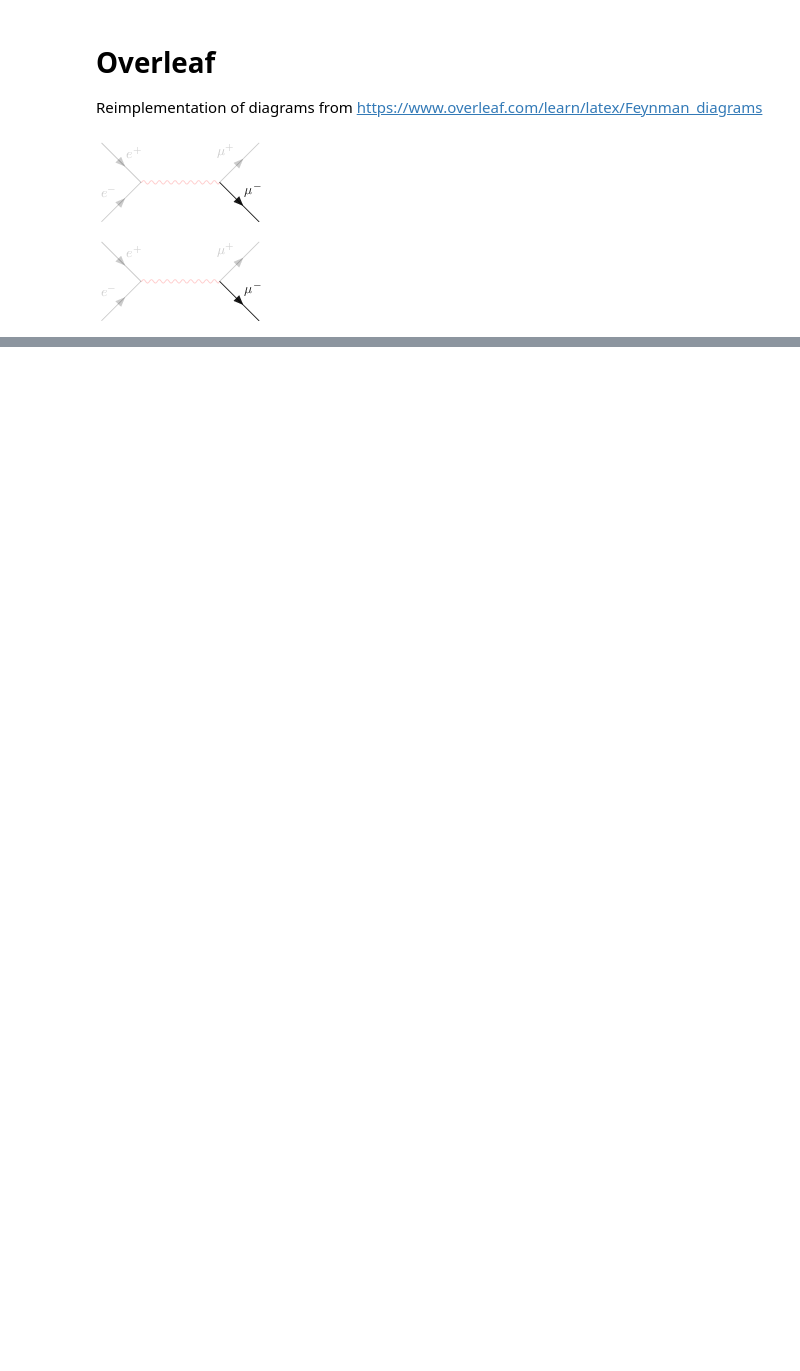
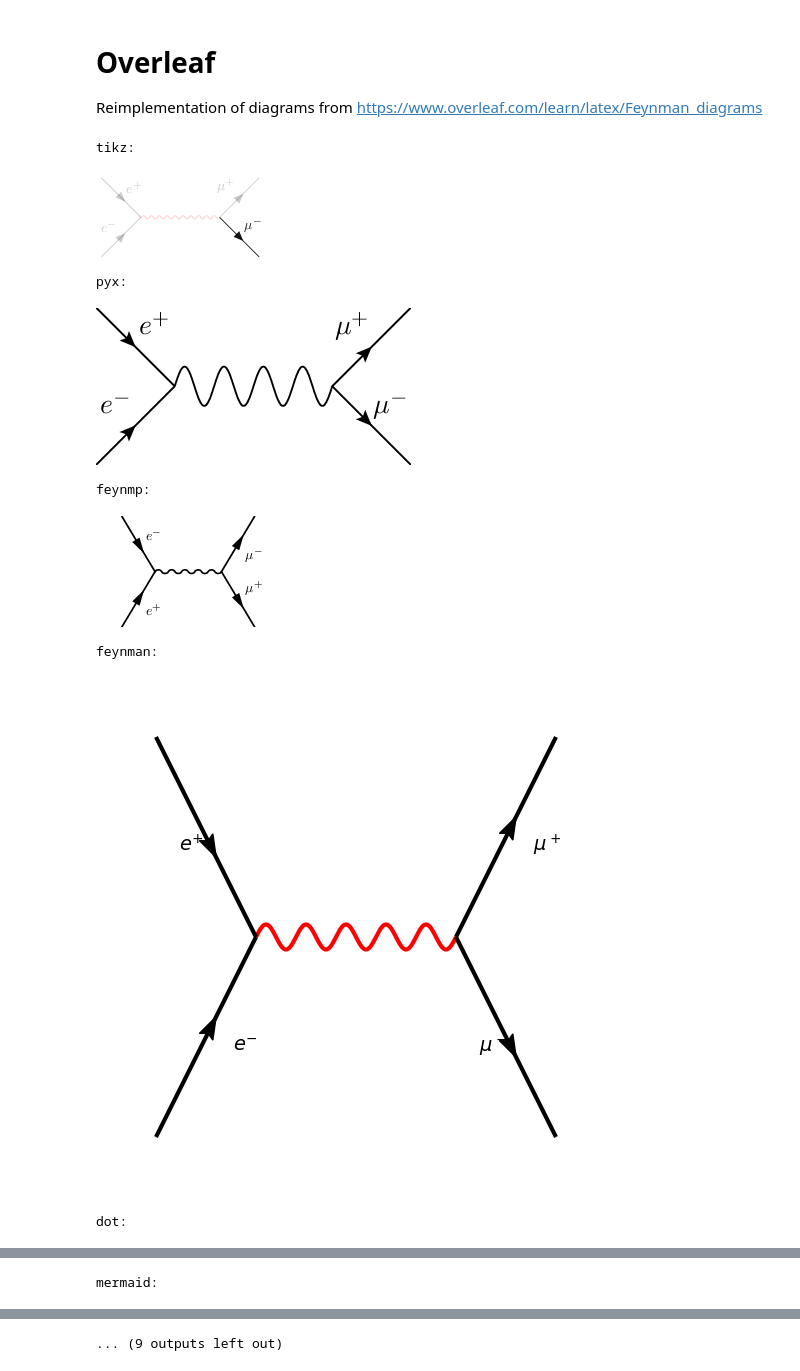
Before and after one commit to APN-Pucky/pyfeyn2, a Jupyter notebook: docs/source/gallery/overleaf/overleaf.ipynb, the cells around one changed output, grey strips where cells are left out. Drawn from its saved outputs; the diff is of its cells as text; code cells hidden in the pictures; blank space fills up the shorter version.

```diff
--- a/docs/source/gallery/overleaf/overleaf.ipynb
+++ b/docs/source/gallery/overleaf/overleaf.ipynb
@@ -10,18 +10,25 @@ from pyfeyn2.auto.position import feynman_adjust_points
 # %%
 v1 = Vertex().with_xy(-1, 0)
 v2 = Vertex().with_xy(1, 0)
 
 fd = FeynmanDiagram().add(
     v1,
     v2,
-    Propagator().connect(v1, v2).with_type("photon").put_style('opacity',0.2).put_style('color','red').with_momentum("$k$"),
-    Leg().with_target(v1).with_xy(-2, 1).with_type("fermion").with_incoming().with_label("$e^+$").put_style('opacity',0.2),
-    Leg().with_target(v1).with_xy(-2, -1).with_type("fermion").with_incoming().with_label("$e^-$").put_style('opacity',0.2),
-    Leg().with_target(v2).with_xy(2, 1).with_type("fermion").with_outgoing().with_label("$\\mu^+$").put_style('opacity',0.2),
-    Leg().with_target(v2).with_xy(2, -1).with_type("fermion").with_outgoing().with_label("$\\mu^-$").put_style('opacity',0.9),
+    Propagator().connect(v1, v2).with_type("photon").put_style('opacity',0.2).with_style_property('color','red').with_momentum("$k$"),
+    Leg().with_target(v1).with_xy(-2, 1).with_type("fermion").with_incoming().with_label("$e^{+}$").with_style_property('opacity',0.2),
+    Leg().with_target(v1).with_xy(-2, -1).with_type("fermion").with_incoming().with_label("$e^{-}$").with_style_property('opacity',0.2),
+    Leg().with_target(v2).with_xy(2, 1).with_type("fermion").with_outgoing().with_label("$\\mu^+$").with_style_property('opacity',0.2),
+    Leg().with_target(v2).with_xy(2, -1).with_type("fermion").with_outgoing().with_label("$\\mu^-$").with_style_property('opacity',0.9),
 )
-ar = TikzFeynmanRender(fd)
+ar = AllRender(fd)
 ar.render()
 # %% [output]
+tikz:
 [figure]
+pyx:
-[figure, old version]
+[figure, new version]
+feynmp:
+[figure, added]
+feynman:
+[figure, added]
+dot:
@@ -27,0 +36 @@ ar.render()
+mermaid:
@@ -28,3 +38,4 @@ ar.render()
+... (9 outputs left out)
 # %%
 v1 = Vertex().with_xy(-1, 0)
 v2 = Vertex().with_xy(1, 0)
```
Also changed, not shown: parts of 3 cells of this notebook, 18 other files.
